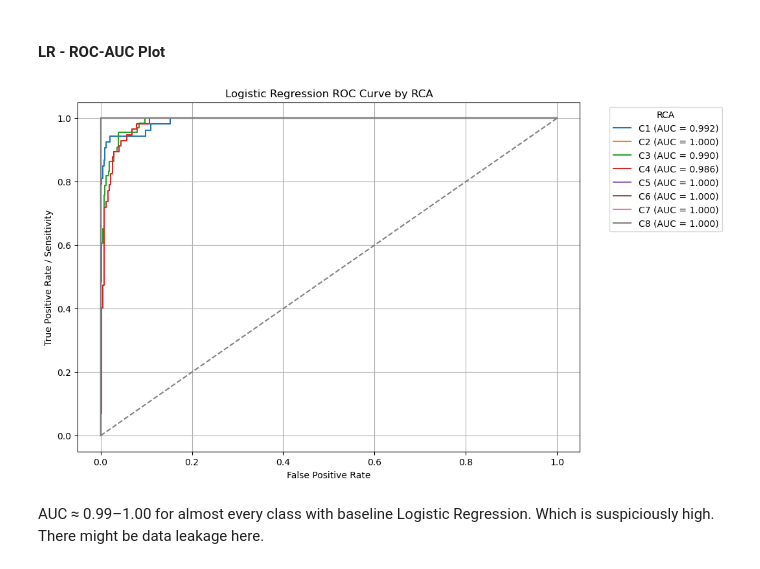
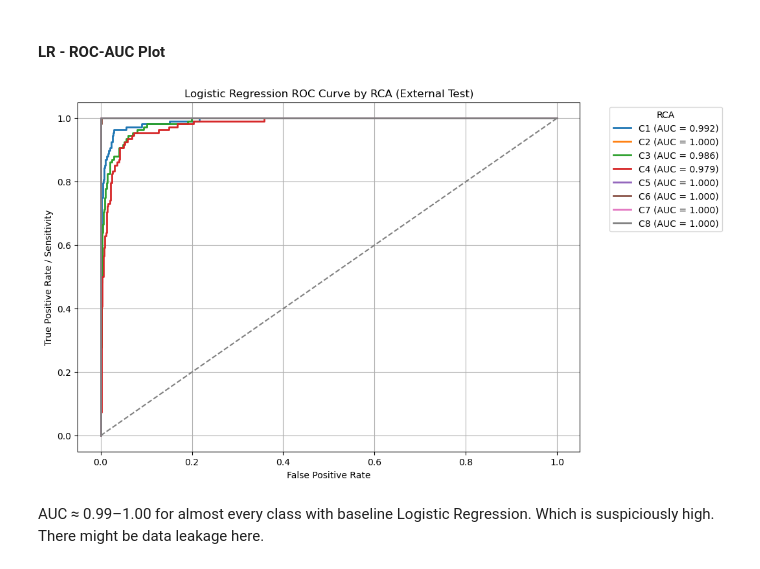
Before and after one commit to oyunmintrio95/Telelogs_RCA, a Jupyter notebook: modeling/modeling2.ipynb, the cells around one changed output. Cells and saved outputs as stored; diff of their text form; code cells hidden in the pictures.

```diff
--- a/modeling/modeling2.ipynb
+++ b/modeling/modeling2.ipynb
@@ -506,11 +667,15 @@ X_imputed
 # %% [markdown]
 ### One Hot Encoding for Categorical Variables
 # %%
-X_encoded = pd.get_dummies(
-    X_imputed,
-    drop_first=True
+X_train_encoded = pd.get_dummies(X_train_imputed, drop_first=True)
+X_test_encoded = pd.get_dummies(X_test_imputed, drop_first=True)
+
+X_test_encoded = X_test_encoded.reindex(
+    columns=X_train_encoded.columns,
+    fill_value=0
 )
 
-print(X_encoded.shape)
+print(X_train_encoded.shape)
+print(X_test_encoded.shape)
 # %% [output]
 (2400, 48)
@@ -557,14 +739,14 @@ X_test_scaled = scaler.transform(X_test)
 from sklearn.linear_model import LogisticRegression
 
 log_model = LogisticRegression(
-    multi_class="multinomial",
     class_weight="balanced",
     max_iter=5000,
-    random_state=42
+    random_state=42,
+    solver="lbfgs"
 )
 
 log_model.fit(
     X_train_scaled,
-    y_train
+    y_train_full
 )
 # %% [output]
@@ -634,49 +841,67 @@ from sklearn.metrics import roc_curve, auc
 import matplotlib.pyplot as plt
 import numpy as np
 
+# -----------------------------
 # Class labels
+# -----------------------------
 classes = log_model.classes_
 
-# Binarize y_test for One-vs-Rest ROC
-y_test_bin = label_binarize(y_test, classes=classes)
+# -----------------------------
+# Binarize external test labels
+# -----------------------------
+y_test_bin = label_binarize(
+    y_test_external,
+    classes=classes
+)
 
 # Predicted probabilities
 y_score = probs
 
+# -----------------------------
+# Plot ROC Curves
+# -----------------------------
 plt.figure(figsize=(10, 7))
 
 roc_auc_dict = {}
 
 for i, cls in enumerate(classes):
+
     fpr, tpr, thresholds = roc_curve(
         y_test_bin[:, i],
         y_score[:, i]
     )
 
     roc_auc = auc(fpr, tpr)
     roc_auc_dict[cls] = roc_auc
 
     plt.plot(
         fpr,
         tpr,
+        linewidth=2,
         label=f"{cls} (AUC = {roc_auc:.3f})"
     )
 
+# Random classifier line
 plt.plot(
     [0, 1],
     [0, 1],
     linestyle="--",
     color="gray"
 )
 
-plt.title("Logistic Regression ROC Curve by RCA")
+plt.title("Logistic Regression ROC Curve by RCA (External Test)")
 plt.xlabel("False Positive Rate")
 plt.ylabel("True Positive Rate / Sensitivity")
-plt.legend(title="RCA", bbox_to_anchor=(1.05, 1), loc="upper left")
+plt.legend(
+    title="RCA",
+    bbox_to_anchor=(1.05, 1),
+    loc="upper left"
+)
 plt.grid(True)
+
 plt.show()
 # %% [output]
-[figure, old version]
+[figure, new version]
 # %% [markdown]
 AUC ≈ 0.99–1.00 for almost every class with baseline Logistic Regression. Which is suspiciously high. There might be data leakage here.
 # %% [markdown]
```
Also changed, not shown: parts of 17 cells of this notebook, 4 other files.
